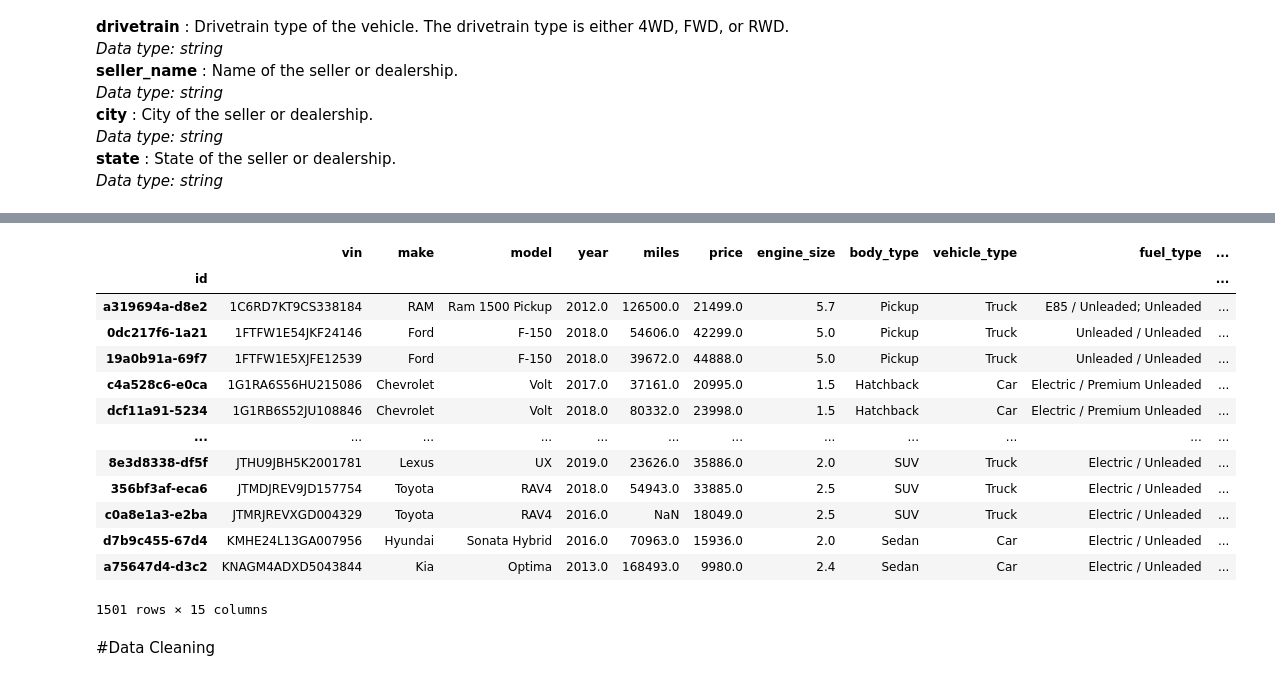
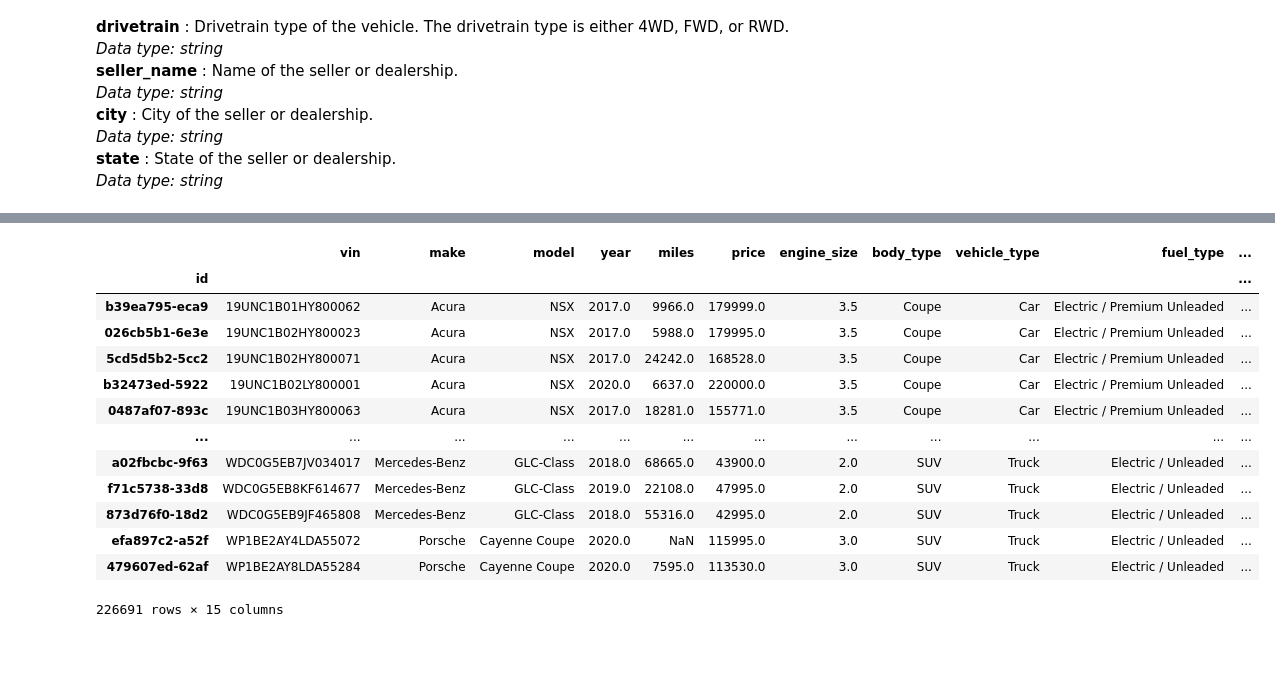
Before and after one commit to Ojooluwaseun/COMP6981-Project-Iteration1, a Jupyter notebook: Project_Iteration_1.ipynb, the cells around one changed output, grey strips where cells are left out. Drawn from its saved outputs; the diff is of its cells as text; code cells hidden in the pictures; blank space fills up the shorter version.

```diff
--- a/Project_Iteration_1.ipynb
+++ b/Project_Iteration_1.ipynb
@@ -73,0 +93,4 @@ df.describe()
+# %%
+#Drop Duplicate VINS so we don't have thesame vehicle more than once
+df.drop_duplicates(subset='vin', keep='first', inplace=True)
+df.info()
@@ -74,42 +115,40 @@ df.describe()
 # %%
 # generates and returns a random sample of indices [0...n-1] of length, size_sub_df
-def random_sampler(size_initial_df,  size_sub_df):
-    bin_size = round(size_initial_df/size_sub_df)
-    sample_indices = []
-    low = 0
-    high = 1
+# def random_sampler(size_initial_df,  size_sub_df):
+#     bin_size = round(size_initial_df/size_sub_df)
+#     sample_indices = []
+#     low = 0
+#     high = 1
 
-    for i in range(0, size_sub_df+1):
-        sample_indices.append(np.random.randint((low*bin_size), (high*bin_size)))
-        low+=1
-        high+=1
+#     for i in range(0, size_sub_df+1):
+#         sample_indices.append(np.random.randint((low*bin_size), (high*bin_size)))
+#         low+=1
+#         high+=1
 
-    return sample_indices
+#     return sample_indices
 
-# generate a list of 1500 random indices between 0 and n-1; n=len(df)
-sample_indices = random_sampler(len(df), 1500)
-# display(sample_indices)
+# # generate a list of 1500 random indices between 0 and n-1; n=len(df)
+# sample_indices = random_sampler(len(df), 1500)
+# # display(sample_indices)
 
-# use generated indices to sample initial dataframe and create and subset
-df_sub = df.iloc[sample_indices, :]
+# # use generated indices to sample initial dataframe and create and subset
+# df_sub = df.iloc[sample_indices, :]
 
 order_of_cols = ['vin', 'make', 'model', 'year', 'miles', 'price', 'engine_size', 'body_type',  'vehicle_type', 'fuel_type', 'transmission', 'drivetrain', 'seller_name', 'city', 'state']
-df_sub = df_sub[order_of_cols]
+df_sub = df[order_of_cols]
 display(df_sub)
 # %% [output]
 |  | vin | make | model | year | miles | price | engine_size | body_type | vehicle_type | fuel_type | ... |
 | id |  |  |  |  |  |  |  |  |  |  | ... |
-| a319694a-d8e2 | 1C6RD7KT9CS338184 | RAM | Ram 1500 Pickup | 2012.0 | 126500.0 | 21499.0 | 5.7 | Pickup | Truck | E85 / Unleaded; Unleaded | ... |
-| 0dc217f6-1a21 | 1FTFW1E54JKF24146 | Ford | F-150 | 2018.0 | 54606.0 | 42299.0 | 5.0 | Pickup | Truck | Unleaded / Unleaded | ... |
-| 19a0b91a-69f7 | 1FTFW1E5XJFE12539 | Ford | F-150 | 2018.0 | 39672.0 | 44888.0 | 5.0 | Pickup | Truck | Unleaded / Unleaded | ... |
-| c4a528c6-e0ca | 1G1RA6S56HU215086 | Chevrolet | Volt | 2017.0 | 37161.0 | 20995.0 | 1.5 | Hatchback | Car | Electric / Premium Unleaded | ... |
-| dcf11a91-5234 | 1G1RB6S52JU108846 | Chevrolet | Volt | 2018.0 | 80332.0 | 23998.0 | 1.5 | Hatchback | Car | Electric / Premium Unleaded | ... |
+| b39ea795-eca9 | 19UNC1B01HY800062 | Acura | NSX | 2017.0 | 9966.0 | 179999.0 | 3.5 | Coupe | Car | Electric / Premium Unleaded | ... |
+| 026cb5b1-6e3e | 19UNC1B02HY800023 | Acura | NSX | 2017.0 | 5988.0 | 179995.0 | 3.5 | Coupe | Car | Electric / Premium Unleaded | ... |
+| 5cd5d5b2-5cc2 | 19UNC1B02HY800071 | Acura | NSX | 2017.0 | 24242.0 | 168528.0 | 3.5 | Coupe | Car | Electric / Premium Unleaded | ... |
+| b32473ed-5922 | 19UNC1B02LY800001 | Acura | NSX | 2020.0 | 6637.0 | 220000.0 | 3.5 | Coupe | Car | Electric / Premium Unleaded | ... |
+| 0487af07-893c | 19UNC1B03HY800063 | Acura | NSX | 2017.0 | 18281.0 | 155771.0 | 3.5 | Coupe | Car | Electric / Premium Unleaded | ... |
 | ... | ... | ... | ... | ... | ... | ... | ... | ... | ... | ... | ... |
-| 8e3d8338-df5f | JTHU9JBH5K2001781 | Lexus | UX | 2019.0 | 23626.0 | 35886.0 | 2.0 | SUV | Truck | Electric / Unleaded | ... |
-| 356bf3af-eca6 | JTMDJREV9JD157754 | Toyota | RAV4 | 2018.0 | 54943.0 | 33885.0 | 2.5 | SUV | Truck | Electric / Unleaded | ... |
-| c0a8e1a3-e2ba | JTMRJREVXGD004329 | Toyota | RAV4 | 2016.0 | NaN | 18049.0 | 2.5 | SUV | Truck | Electric / Unleaded | ... |
-| d7b9c455-67d4 | KMHE24L13GA007956 | Hyundai | Sonata Hybrid | 2016.0 | 70963.0 | 15936.0 | 2.0 | Sedan | Car | Electric / Unleaded | ... |
-| a75647d4-d3c2 | KNAGM4ADXD5043844 | Kia | Optima | 2013.0 | 168493.0 | 9980.0 | 2.4 | Sedan | Car | Electric / Unleaded | ... |
+| a02fbcbc-9f63 | WDC0G5EB7JV034017 | Mercedes-Benz | GLC-Class | 2018.0 | 68665.0 | 43900.0 | 2.0 | SUV | Truck | Electric / Unleaded | ... |
+| f71c5738-33d8 | WDC0G5EB8KF614677 | Mercedes-Benz | GLC-Class | 2019.0 | 22108.0 | 47995.0 | 2.0 | SUV | Truck | Electric / Unleaded | ... |
+| 873d76f0-18d2 | WDC0G5EB9JF465808 | Mercedes-Benz | GLC-Class | 2018.0 | 55316.0 | 42995.0 | 2.0 | SUV | Truck | Electric / Unleaded | ... |
+| efa897c2-a52f | WP1BE2AY4LDA55072 | Porsche | Cayenne Coupe | 2020.0 | NaN | 115995.0 | 3.0 | SUV | Truck | Electric / Unleaded | ... |
+| 479607ed-62af | WP1BE2AY8LDA55284 | Porsche | Cayenne Coupe | 2020.0 | 7595.0 | 113530.0 | 3.0 | SUV | Truck | Electric / Unleaded | ... |
-1501 rows × 15 columns
+226691 rows × 15 columns
-# %% [markdown]
-#Data Cleaning
```
Also changed, not shown: parts of 12 cells of this notebook.
